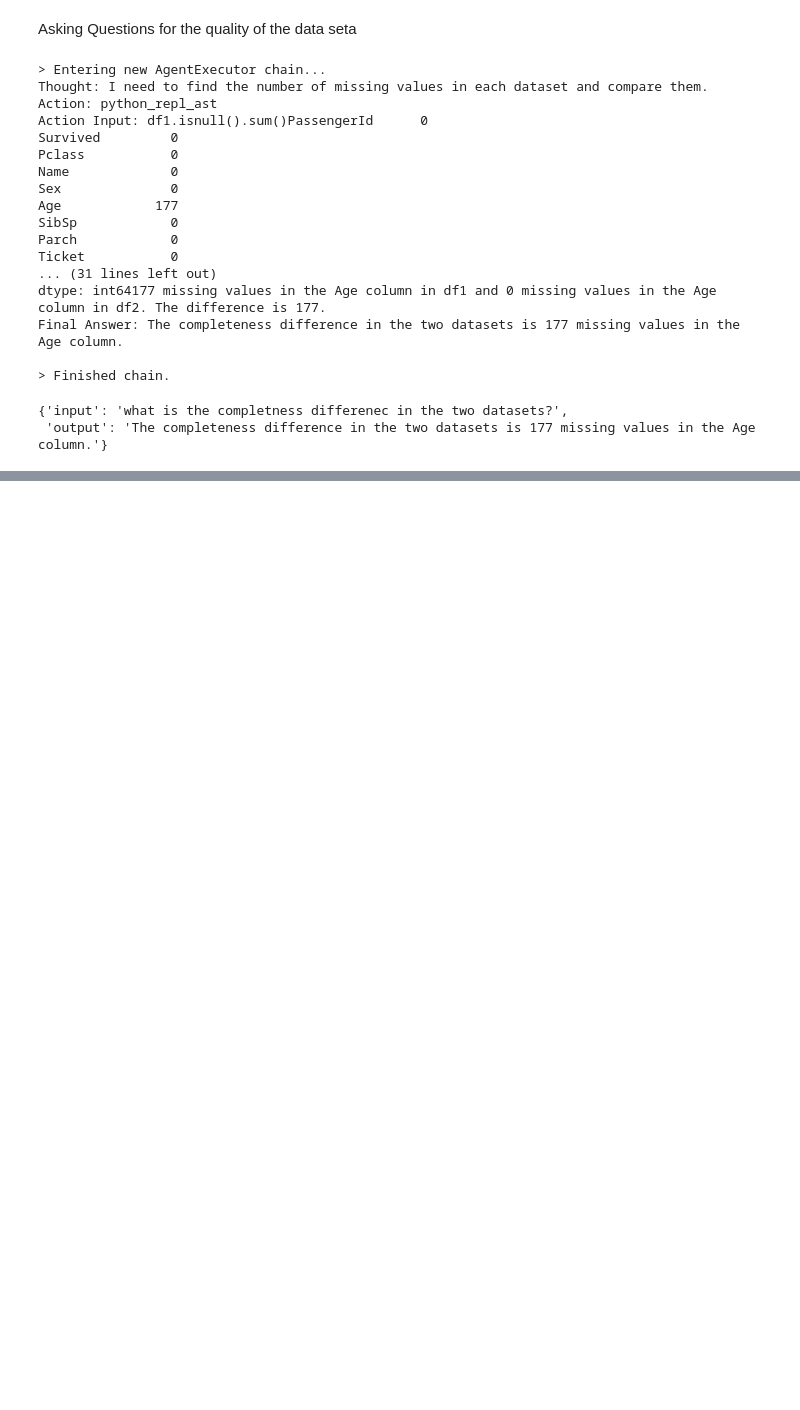
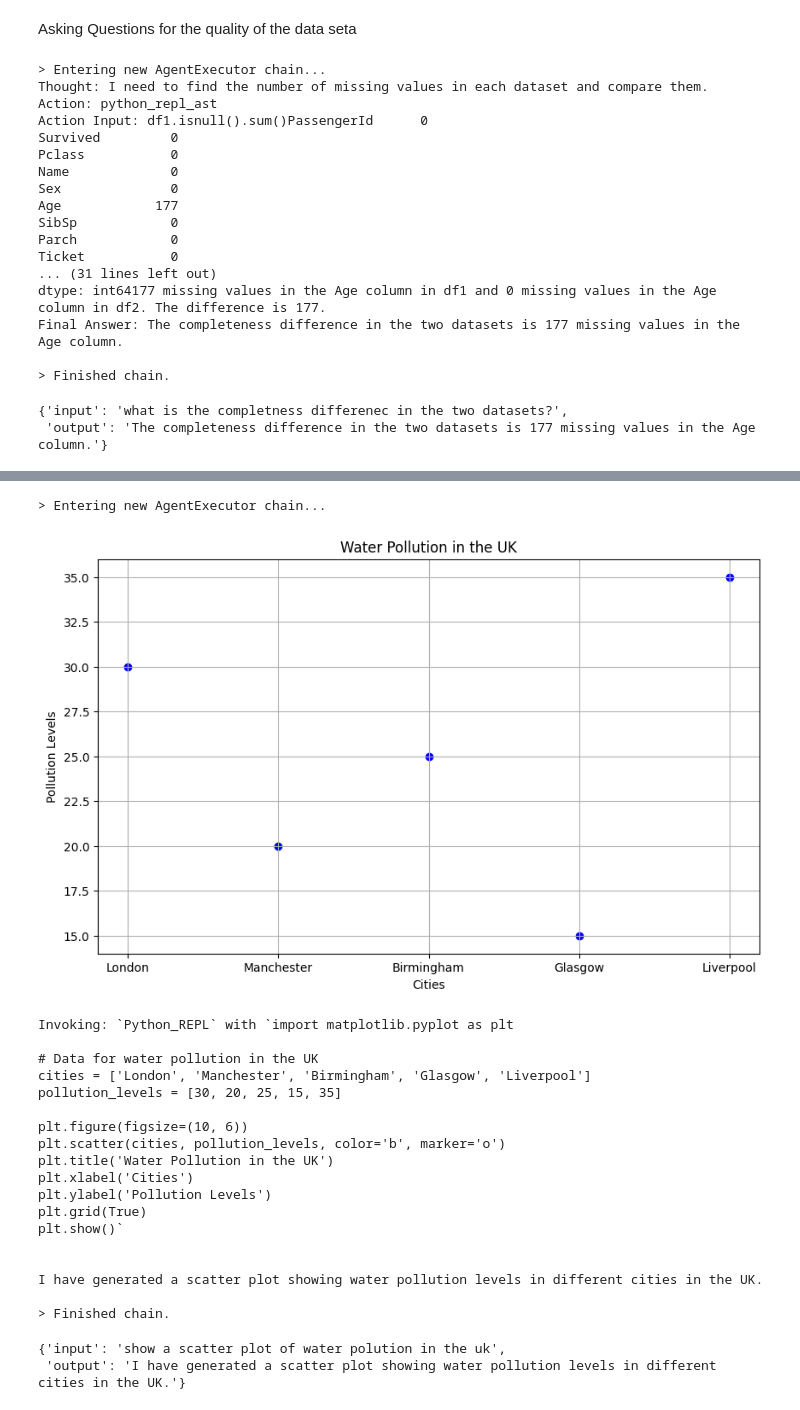
Before and after one commit to Yavin-Owens/Streamlit_openai_chatbots, a Jupyter notebook: open_ai_chatbot_talk_with_dataframe/test.ipynb, the cells around one changed output, grey strips where cells are left out. Drawn from its saved outputs; the diff is of its cells as text; code cells hidden in the pictures; blank space fills up the shorter version.

Commit message:
commit on main : Testing dataframe

```diff
--- a/open_ai_chatbot_talk_with_dataframe/test.ipynb
+++ b/open_ai_chatbot_talk_with_dataframe/test.ipynb
@@ -118,3 +132,6 @@ Final Answer: The completeness difference in the two datasets is 177 missing val
 > Finished chain.
 {'input': 'what is the completness differenec in the two datasets?',
  'output': 'The completeness difference in the two datasets is 177 missing values in the Age column.'}
+# %%
+agent = create_pandas_dataframe_agent(OpenAI(api_key=openai_api_key, temperature=0), [df, df1], verbose=True)
+agent.invoke("visualise the dataset in matplotlib?")
@@ -120,0 +167,15 @@ Final Answer: The completeness difference in the two datasets is 177 missing val
+# %%
+instructions = """You are an agent designed to write and execute python code to answer questions.
+You have access to a python REPL, which you can use to execute python code.
+If you get an error, debug your code and try again.
+Only use the output of your code to answer the question.
+You might know the answer without running any code, but you should still run the code to get the answer.
+If it does not seem like you can write code to answer the question, just return "I don't know" as the answer.
+"""
+base_prompt = hub.pull("langchain-ai/openai-functions-template")
+prompt = base_prompt.partial(instructions=instructions)
+tools = [PythonREPLTool(verbose=True, sanitize_input=True, handle_tool_error=True)]
+# %%
+agent = create_openai_functions_agent(ChatOpenAI(api_key=openai_api_key, temperature=0), tools, prompt)
+# %%
+agent_executor = AgentExecutor(agent=agent, tools=tools, verbose=True, )
@@ -120,0 +201,25 @@ Final Answer: The completeness difference in the two datasets is 177 missing val
+# %%
+agent_executor.invoke({"input" :"show a scatter plot of water polution in the uk"})
+# %% [output]
+> Entering new AgentExecutor chain...
+[figure, added]
+Invoking: `Python_REPL` with `import matplotlib.pyplot as plt
+
+# Data for water pollution in the UK
+cities = ['London', 'Manchester', 'Birmingham', 'Glasgow', 'Liverpool']
+pollution_levels = [30, 20, 25, 15, 35]
+
+plt.figure(figsize=(10, 6))
+plt.scatter(cities, pollution_levels, color='b', marker='o')
+plt.title('Water Pollution in the UK')
+plt.xlabel('Cities')
+plt.ylabel('Pollution Levels')
+plt.grid(True)
+plt.show()`
+
+
+I have generated a scatter plot showing water pollution levels in different cities in the UK.
+
+> Finished chain.
+{'input': 'show a scatter plot of water polution in the uk',
+ 'output': 'I have generated a scatter plot showing water pollution levels in different cities in the UK.'}
```
Also changed, not shown: parts of 11 cells of this notebook, 3 other files.
